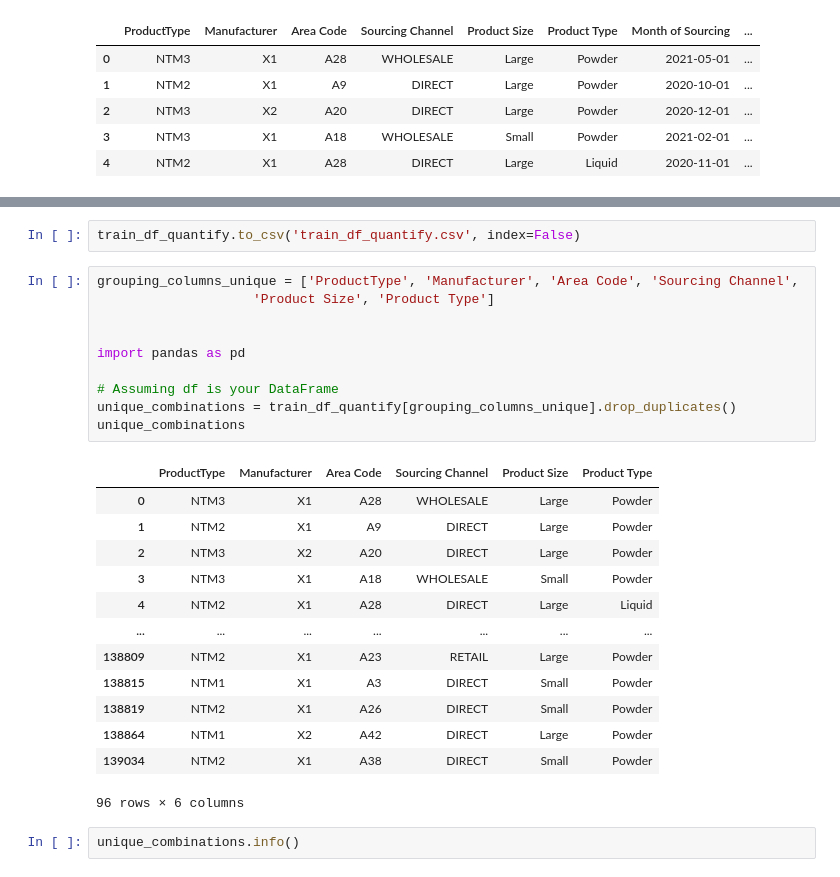
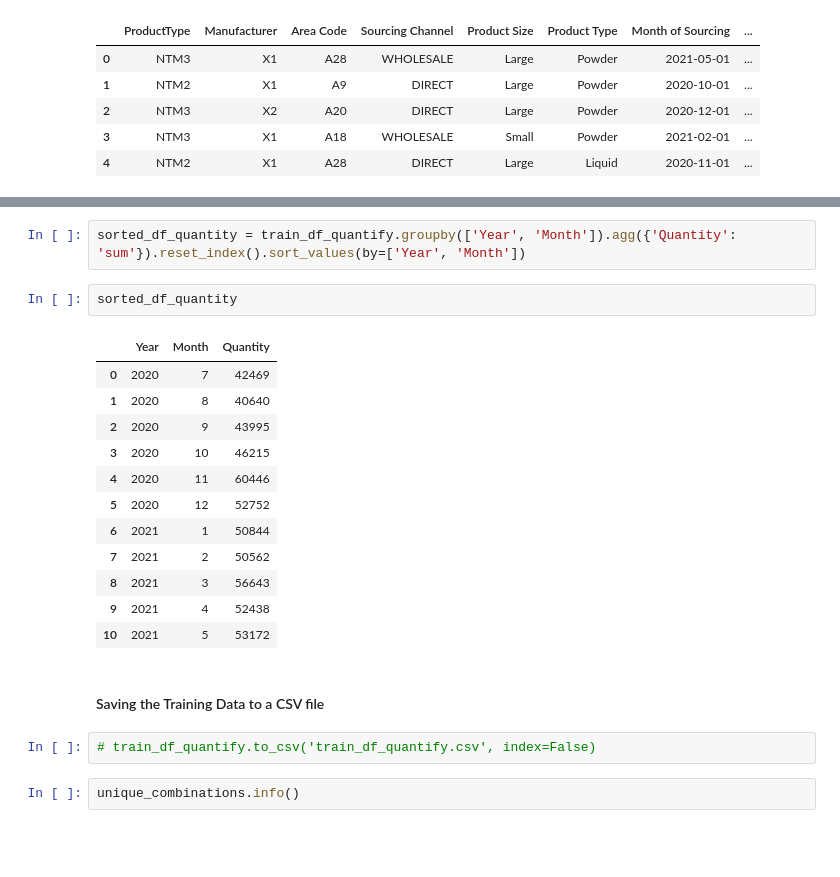
Before and after one commit to astro215/Jainil_AIML_Assessment, a Jupyter notebook: test.ipynb, the cells around one changed output, grey strips where cells are left out. Saved outputs shown, nothing was run; the diff lists cells and outputs as text; blank space fills up the shorter version.

```diff
--- a/test.ipynb
+++ b/test.ipynb
@@ -363,29 +706,24 @@ train_df_quantify.head()
+# %%
+sorted_df_quantity = train_df_quantify.groupby(['Year', 'Month']).agg({'Quantity': 'sum'}).reset_index().sort_values(by=['Year', 'Month'])
+# %%
+sorted_df_quantity
+# %% [output]
+|  | Year | Month | Quantity |
+| 0 | 2020 | 7 | 42469 |
+| 1 | 2020 | 8 | 40640 |
+| 2 | 2020 | 9 | 43995 |
+| 3 | 2020 | 10 | 46215 |
+| 4 | 2020 | 11 | 60446 |
+| 5 | 2020 | 12 | 52752 |
+| 6 | 2021 | 1 | 50844 |
+| 7 | 2021 | 2 | 50562 |
+| 8 | 2021 | 3 | 56643 |
+| 9 | 2021 | 4 | 52438 |
+| 10 | 2021 | 5 | 53172 |
+# %% [markdown]
+#### Saving the Training Data to a CSV file
 # %%
-train_df_quantify.to_csv('train_df_quantify.csv', index=False)
+# train_df_quantify.to_csv('train_df_quantify.csv', index=False)
-# %%
-grouping_columns_unique = ['ProductType', 'Manufacturer', 'Area Code', 'Sourcing Channel',
-                    'Product Size', 'Product Type']
-
-
-import pandas as pd
-
-# Assuming df is your DataFrame
-unique_combinations = train_df_quantify[grouping_columns_unique].drop_duplicates()
-unique_combinations
-# %% [output]
-|  | ProductType | Manufacturer | Area Code | Sourcing Channel | Product Size | Product Type |
-| 0 | NTM3 | X1 | A28 | WHOLESALE | Large | Powder |
-| 1 | NTM2 | X1 | A9 | DIRECT | Large | Powder |
-| 2 | NTM3 | X2 | A20 | DIRECT | Large | Powder |
-| 3 | NTM3 | X1 | A18 | WHOLESALE | Small | Powder |
-| 4 | NTM2 | X1 | A28 | DIRECT | Large | Liquid |
-| ... | ... | ... | ... | ... | ... | ... |
-| 138809 | NTM2 | X1 | A23 | RETAIL | Large | Powder |
-| 138815 | NTM1 | X1 | A3 | DIRECT | Small | Powder |
-| 138819 | NTM2 | X1 | A26 | DIRECT | Small | Powder |
-| 138864 | NTM1 | X2 | A42 | DIRECT | Large | Powder |
-| 139034 | NTM2 | X1 | A38 | DIRECT | Small | Powder |
-96 rows × 6 columns
 # %%
 unique_combinations.info()
 # %% [output]
```
Also changed, not shown: parts of 121 cells of this notebook, 1 other file.
